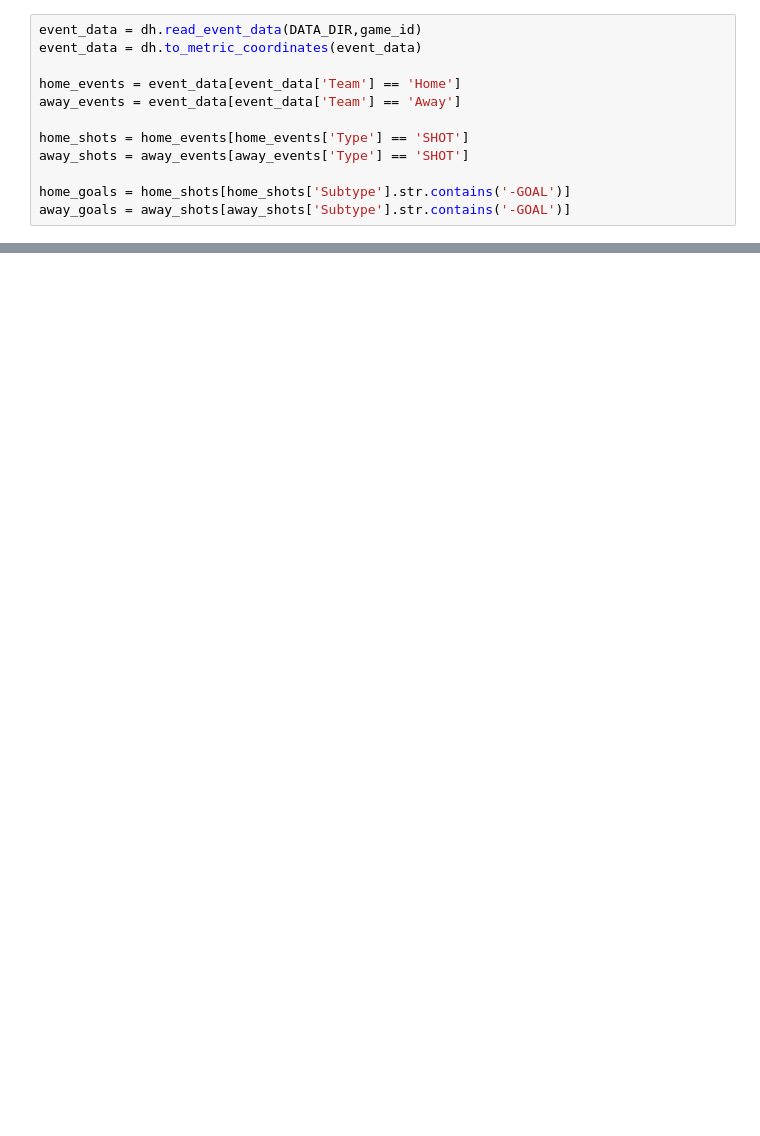
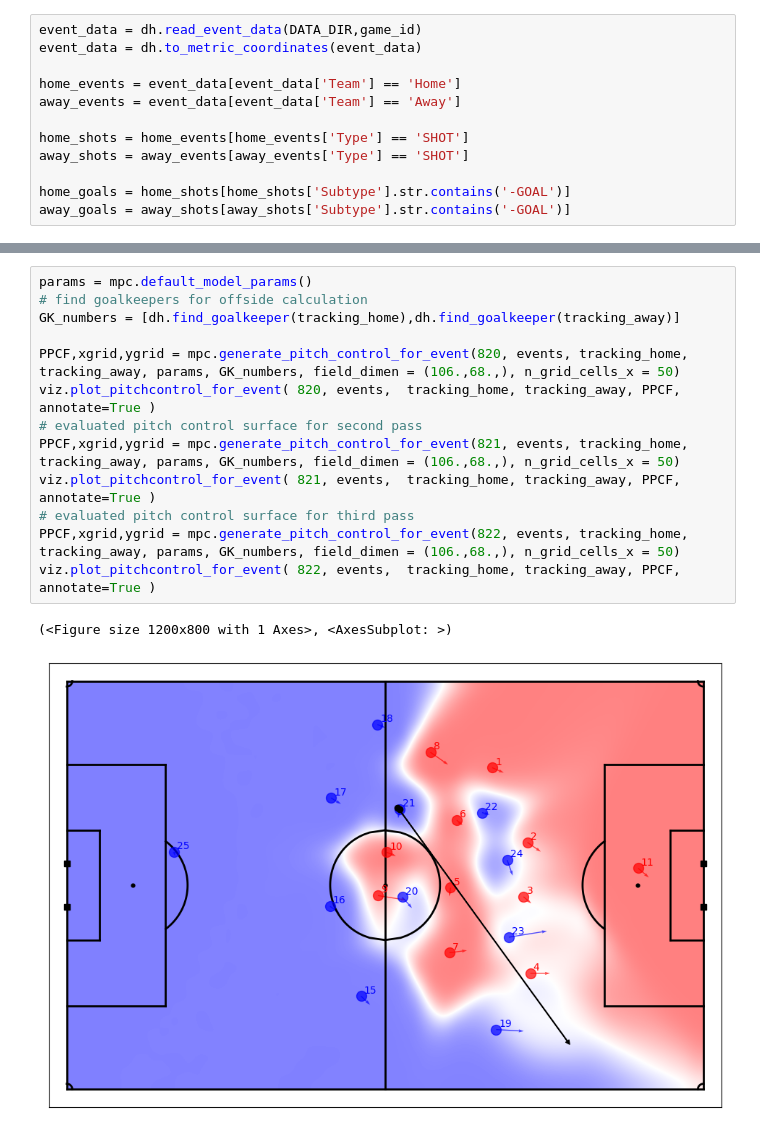
Before and after one commit to jonasvvr/Soccer-EPV-Framework, a Jupyter notebook: src/main.ipynb, the cells around one changed output, grey strips where cells are left out. Drawn from its saved outputs; the diff is of its cells as text; blank space fills up the shorter version.

Commit message:
add pitch control model experiments

```diff
--- a/src/main.ipynb
+++ b/src/main.ipynb
@@ -109,0 +102,16 @@ fig,ax = viz.plot_frame( tracking_home.loc[KO_Frame], tracking_away.loc[KO_Frame
+# %%
+params = mpc.default_model_params()
+# find goalkeepers for offside calculation
+GK_numbers = [dh.find_goalkeeper(tracking_home),dh.find_goalkeeper(tracking_away)]
+
+PPCF,xgrid,ygrid = mpc.generate_pitch_control_for_event(820, events, tracking_home, tracking_away, params, GK_numbers, field_dimen = (106.,68.,), n_grid_cells_x = 50)
+viz.plot_pitchcontrol_for_event( 820, events,  tracking_home, tracking_away, PPCF, annotate=True )
+# evaluated pitch control surface for second pass
+PPCF,xgrid,ygrid = mpc.generate_pitch_control_for_event(821, events, tracking_home, tracking_away, params, GK_numbers, field_dimen = (106.,68.,), n_grid_cells_x = 50)
+viz.plot_pitchcontrol_for_event( 821, events,  tracking_home, tracking_away, PPCF, annotate=True )
+# evaluated pitch control surface for third pass
+PPCF,xgrid,ygrid = mpc.generate_pitch_control_for_event(822, events, tracking_home, tracking_away, params, GK_numbers, field_dimen = (106.,68.,), n_grid_cells_x = 50)
+viz.plot_pitchcontrol_for_event( 822, events,  tracking_home, tracking_away, PPCF, annotate=True )
+# %% [output]
+(<Figure size 1200x800 with 1 Axes>, <AxesSubplot: >)
+[figure, added]
```
Also changed, not shown: parts of 15 cells of this notebook.
